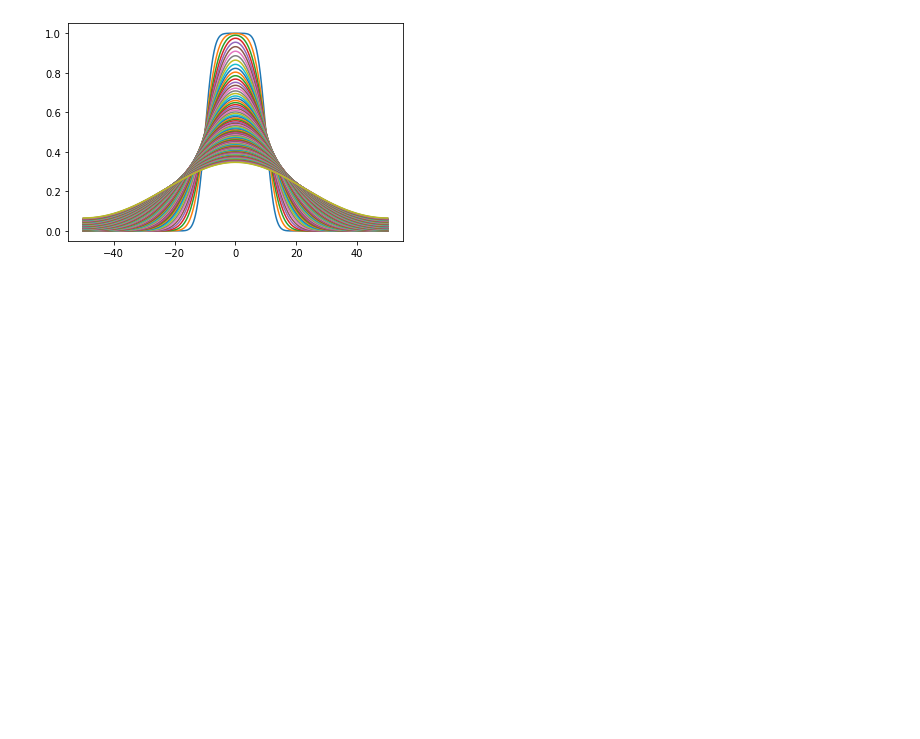
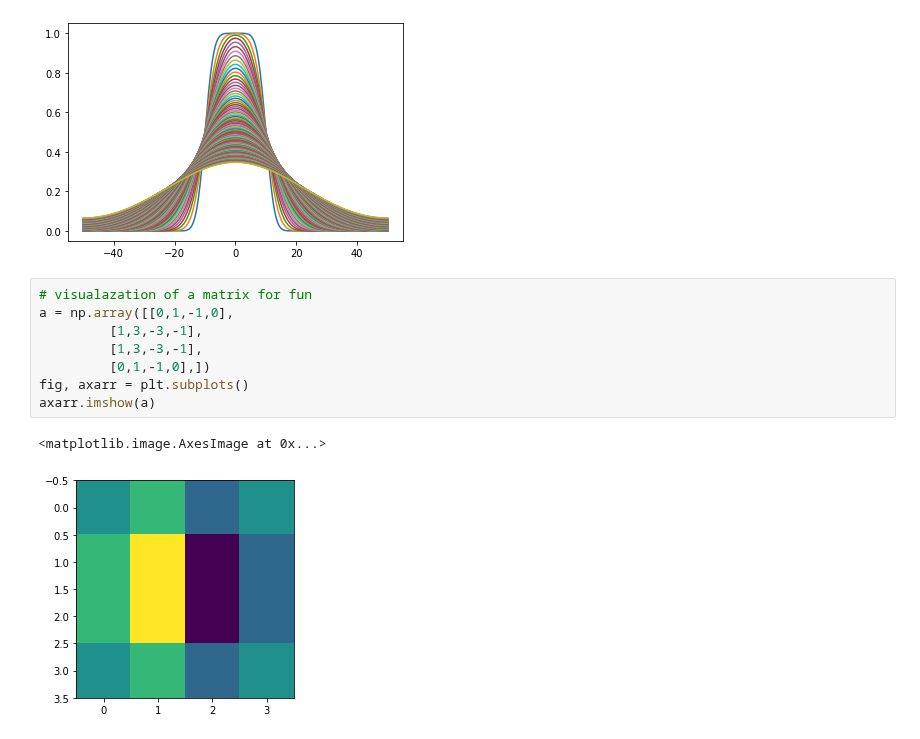
Before and after one commit to shahin1009/ME565, a Jupyter notebook: FourierPDE.ipynb, the cells around one changed output. Drawn from its saved outputs; the diff is of its cells as text; blank space fills up the shorter version.

```diff
--- a/FourierPDE.ipynb
+++ b/FourierPDE.ipynb
@@ -67,3 +67,14 @@ for i in range(1 ,  100):
 plt.show()
 # %% [output]
 [figure]
+# %%
+# visualazation of a matrix for fun
+a = np.array([[0,1,-1,0],
+         [1,3,-3,-1],
+         [1,3,-3,-1],
+         [0,1,-1,0],])
+fig, axarr = plt.subplots()
+axarr.imshow(a)
+# %% [output]
+<matplotlib.image.AxesImage at 0x...>
+[figure, added]
```
Also changed, not shown: parts of 4 cells of this notebook.
